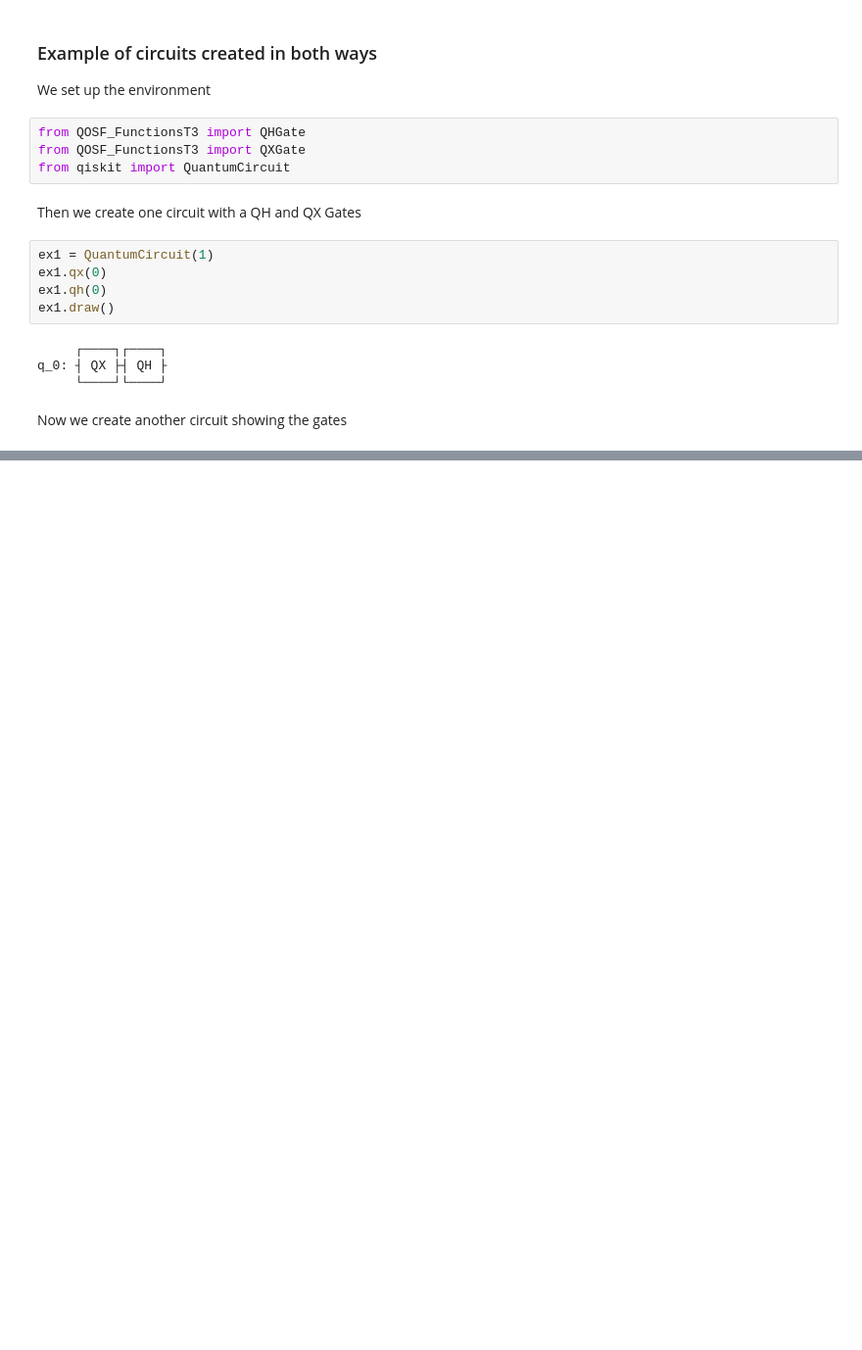
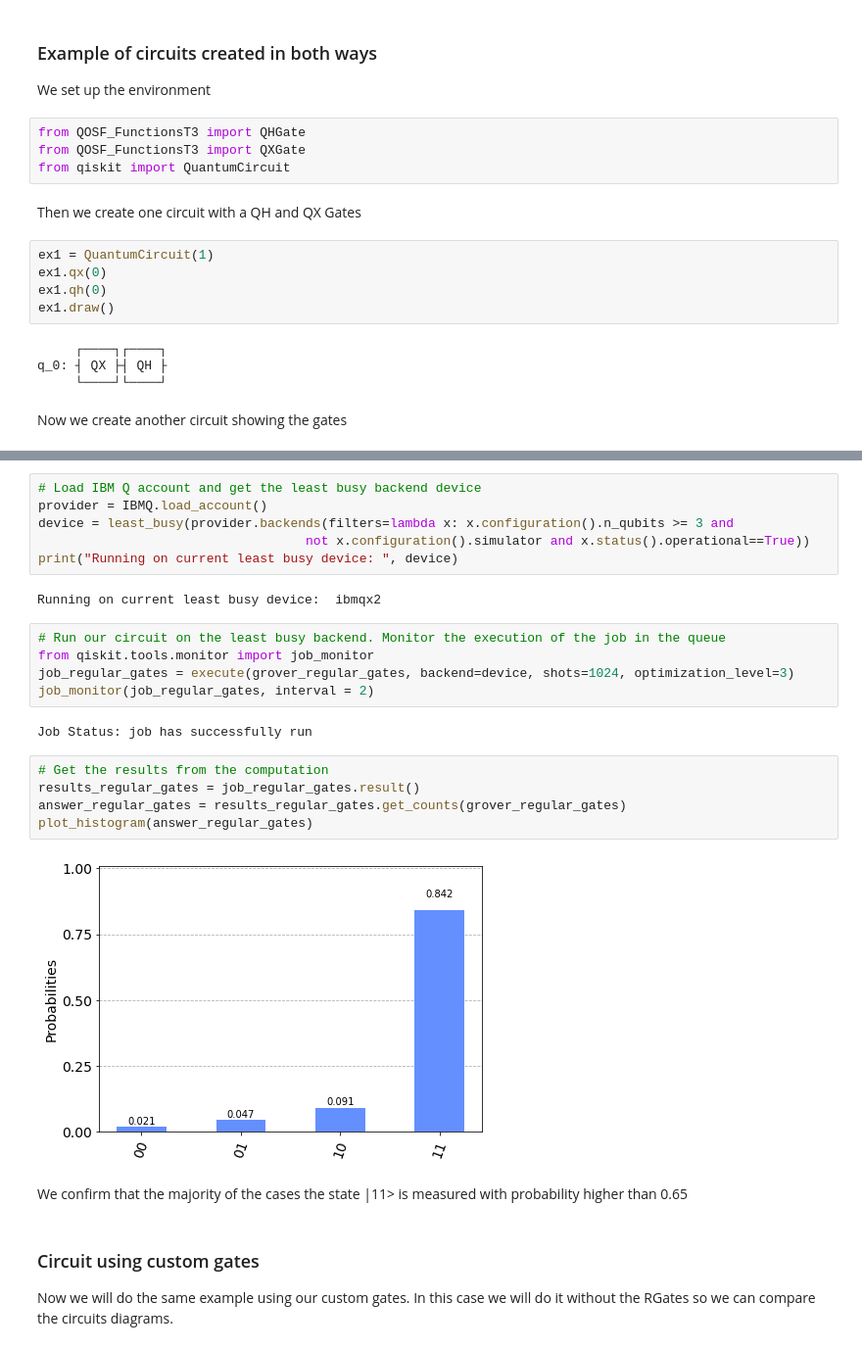
Before and after one commit to anorod/qosf_tests, a Jupyter notebook: Task3/QOSF_Task3.ipynb, the cells around one changed output, grey strips where cells are left out. Shown at 98% size. Drawn from its saved outputs; the diff is of its cells as text; blank space fills up the shorter version.

```diff
--- a/Task3/QOSF_Task3.ipynb
+++ b/Task3/QOSF_Task3.ipynb
@@ -57,0 +159,28 @@ q_0: ┤ RZ(-pi) ├┤ RX(pi) ├┤ RZ(pi) ├┤ RX(pi/2) ├┤ RZ(pi/2) ├
+# %%
+# Load IBM Q account and get the least busy backend device
+provider = IBMQ.load_account()
+device = least_busy(provider.backends(filters=lambda x: x.configuration().n_qubits >= 3 and
+                                   not x.configuration().simulator and x.status().operational==True))
+print("Running on current least busy device: ", device)
+# %% [output]
+Running on current least busy device:  ibmqx2
+# %%
+# Run our circuit on the least busy backend. Monitor the execution of the job in the queue
+from qiskit.tools.monitor import job_monitor
+job_regular_gates = execute(grover_regular_gates, backend=device, shots=1024, optimization_level=3)
+job_monitor(job_regular_gates, interval = 2)
+# %% [output]
+Job Status: job has successfully run
+# %%
+# Get the results from the computation
+results_regular_gates = job_regular_gates.result()
+answer_regular_gates = results_regular_gates.get_counts(grover_regular_gates)
+plot_histogram(answer_regular_gates)
+# %% [output]
+[figure, added]
+# %% [markdown]
+We confirm that the majority of the cases the state |11> is measured with probability higher than 0.65
+# %% [markdown]
+### Circuit using custom gates
+
+Now we will do the same example using our custom gates. In this case we will do it without the RGates so we can compare the circuits diagrams.
```
Also changed, not shown: parts of 43 cells of this notebook, 1 other file.
